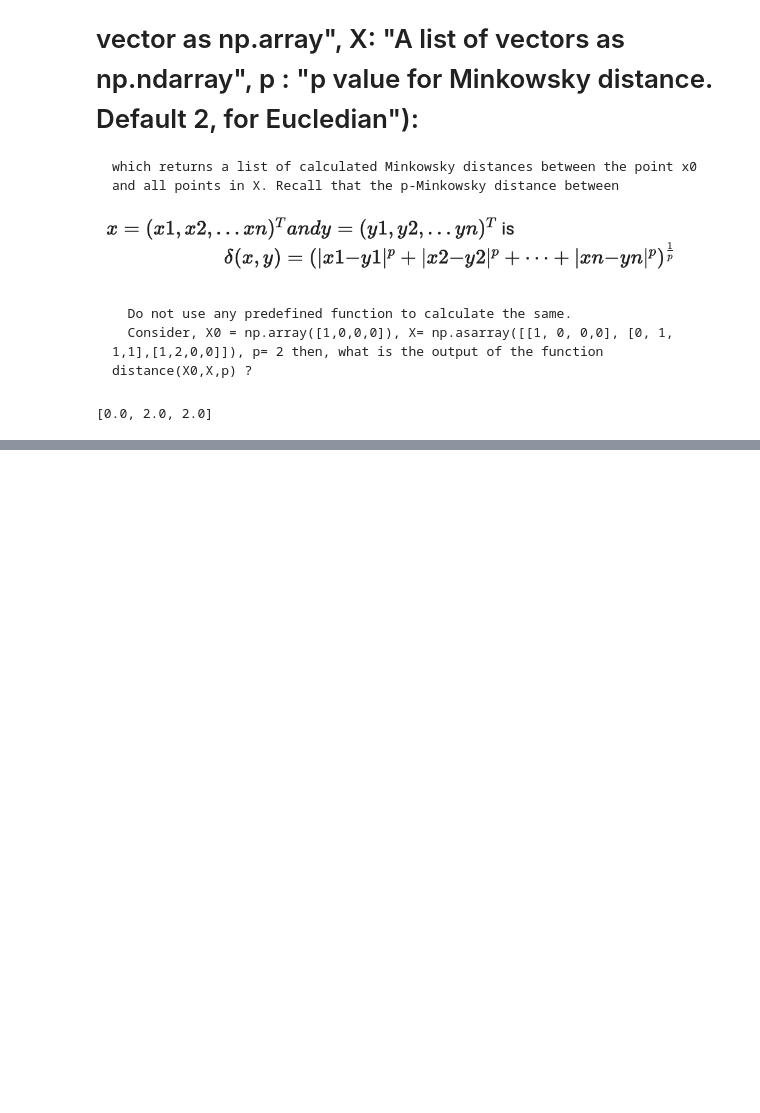
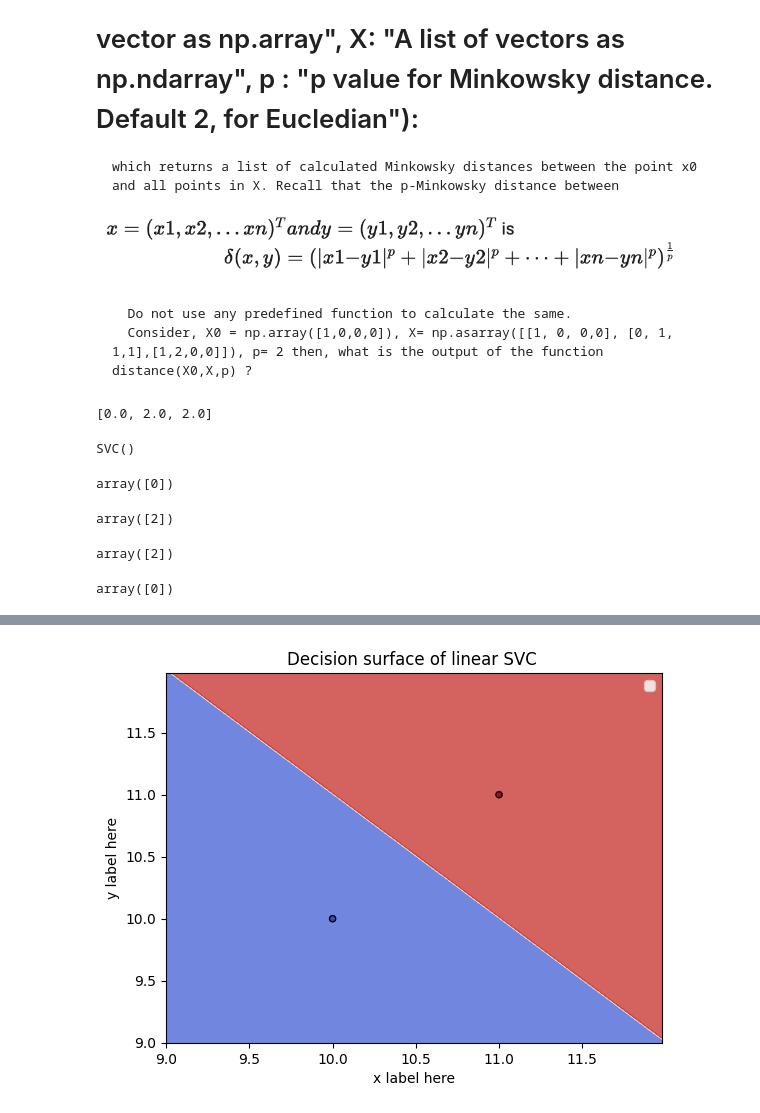
Before and after one commit to dineshkumarsarangapani/Machine_learning_IITM, a Jupyter notebook: MLP/week_7_practice.ipynb, the cells around one changed output, grey strips where cells are left out. Cells and saved outputs as stored; diff of their text form; code cells hidden in the pictures; blank space fills up the shorter version.

```diff
--- a/MLP/week_7_practice.ipynb
+++ b/MLP/week_7_practice.ipynb
@@ -205,0 +208,58 @@ distance(X0, X, p=2)
+# %%
+X = np.asarray([[10,10], [11,11]])
+y = [0,2]
+ss = SVC()
+# %%
+ss.fit(X, y)
+# %% [output]
+SVC()
+# %%
+ss.predict([[0.5,0.5]])
+# %% [output]
+array([0])
+# %%
+ss.predict([[12,12]])
+# %% [output]
+array([2])
+# %%
+ss.predict([[10.5,10.5]])
+# %% [output]
+array([2])
+# %%
+ss.predict([[9.99,9.99]])
+# %% [output]
+array([0])
+# %%
+import numpy as np
+import matplotlib.pyplot as plt
+from sklearn import svm, datasets
+def make_meshgrid(x, y, h=.02):
+    x_min, x_max = x.min() - 1, x.max() + 1
+    y_min, y_max = y.min() - 1, y.max() + 1
+    xx, yy = np.meshgrid(np.arange(x_min, x_max, h), np.arange(y_min, y_max, h))
+    return xx, yy
+
+def plot_contours(ax, clf, xx, yy, **params):
+    Z = clf.predict(np.c_[xx.ravel(), yy.ravel()])
+    Z = Z.reshape(xx.shape)
+    out = ax.contourf(xx, yy, Z, **params)
+    return out
+
+
+fig, ax = plt.subplots()
+# title for the plots
+title = ('Decision surface of linear SVC ')
+# Set-up grid for plotting.
+X0, X1 = X[:, 0], X[:, 1]
+xx, yy = make_meshgrid(X0, X1)
+
+plot_contours(ax, ss, xx, yy, cmap=plt.cm.coolwarm, alpha=0.8)
+ax.scatter(X0, X1, c=y, cmap=plt.cm.coolwarm, s=20, edgecolors='k')
+ax.set_ylabel('y label here')
+ax.set_xlabel('x label here')
+# ax.set_xticks(())
+# ax.set_yticks(())
+ax.set_title(title)
+ax.legend()
+plt.show()
+# %% [output]
@@ -205,0 +267 @@ distance(X0, X, p=2)
+[figure, added]
```
Also changed, not shown: parts of 2 cells of this notebook.
